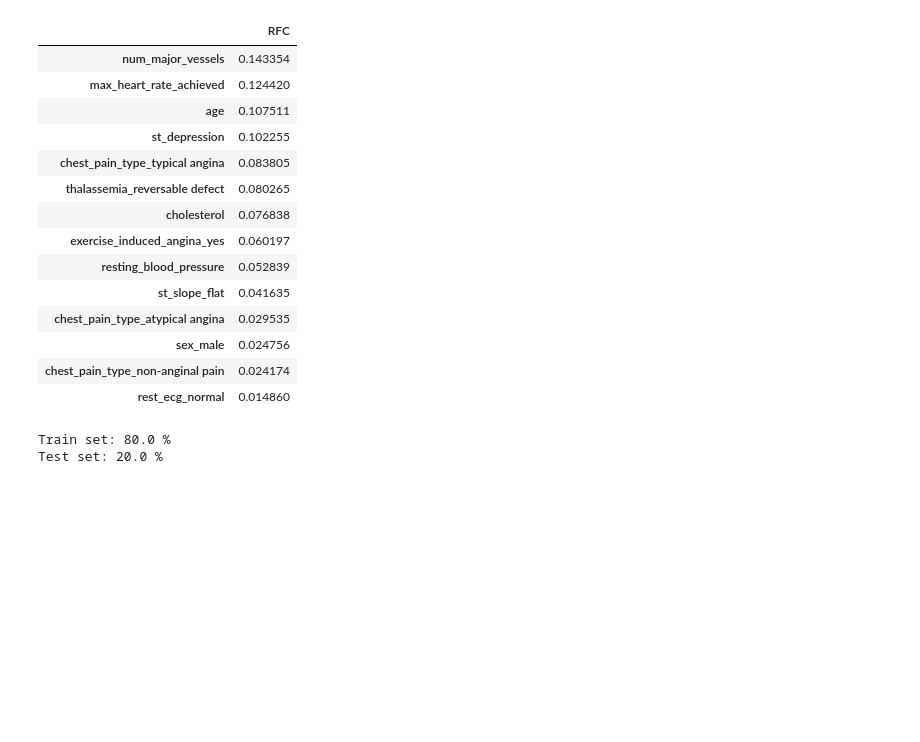
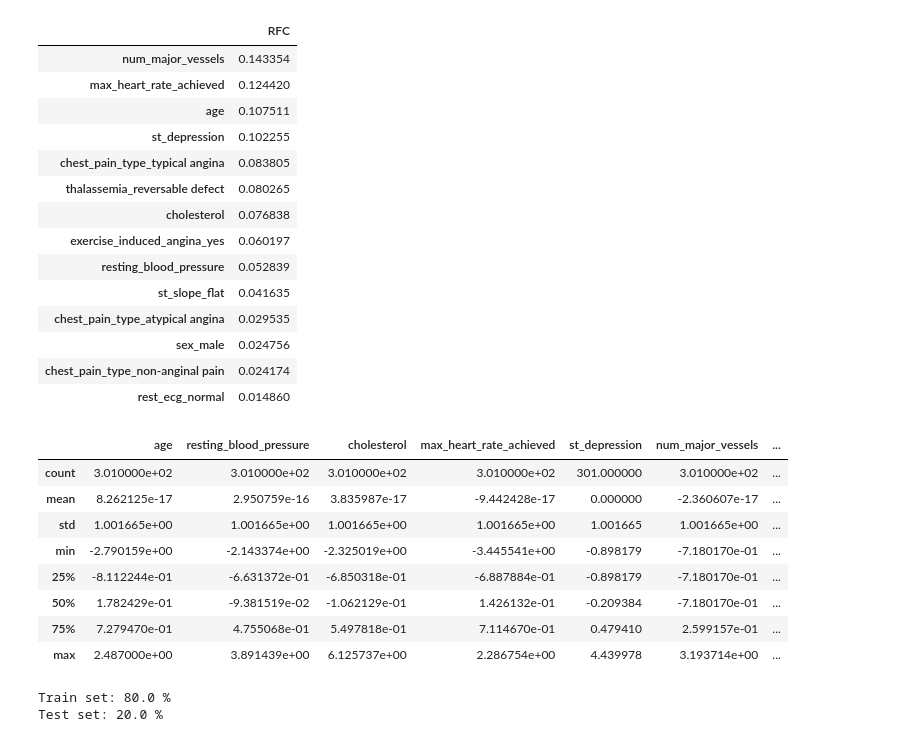
Before and after one commit to alessiogilardi/heart-disease-data-analysis-project, a Jupyter notebook: random_forest.ipynb, the cells around one changed output. Cells and saved outputs as stored; diff of their text form; code cells hidden in the pictures; blank space fills up the shorter version.

```diff
--- a/random_forest.ipynb
+++ b/random_forest.ipynb
@@ -182,13 +182,24 @@ feature_importance.head(14)
 # %%
 # Normalizzo i dati
 from sklearn import preprocessing
 
 scaler = preprocessing.StandardScaler()
 columns_names = X.columns
 # Fit your data on the scaler object
 X_scaled = X
 X_scaled = scaler.fit_transform(X)
-#X = pd.DataFrame(X, columns=columns_names)
+X_scaled = pd.DataFrame(X_scaled, columns=columns_names)
+X_scaled.describe()
+# %% [output]
+|  | age | resting_blood_pressure | cholesterol | max_heart_rate_achieved | st_depression | num_major_vessels | ... |
+| count | 3.010000e+02 | 3.010000e+02 | 3.010000e+02 | 3.010000e+02 | 301.000000 | 3.010000e+02 | ... |
+| mean | 8.262125e-17 | 2.950759e-16 | 3.835987e-17 | -9.442428e-17 | 0.000000 | -2.360607e-17 | ... |
+| std | 1.001665e+00 | 1.001665e+00 | 1.001665e+00 | 1.001665e+00 | 1.001665 | 1.001665e+00 | ... |
+| min | -2.790159e+00 | -2.143374e+00 | -2.325019e+00 | -3.445541e+00 | -0.898179 | -7.180170e-01 | ... |
+| 25% | -8.112244e-01 | -6.631372e-01 | -6.850318e-01 | -6.887884e-01 | -0.898179 | -7.180170e-01 | ... |
+| 50% | 1.782429e-01 | -9.381519e-02 | -1.062129e-01 | 1.426132e-01 | -0.209384 | -7.180170e-01 | ... |
+| 75% | 7.279470e-01 | 4.755068e-01 | 5.497818e-01 | 7.114670e-01 | 0.479410 | 2.599157e-01 | ... |
+| max | 2.487000e+00 | 3.891439e+00 | 6.125737e+00 | 2.286754e+00 | 4.439978 | 3.193714e+00 | ... |
 # %%
 # Split train set and test set (train: 80% test: 20%)
 from sklearn.model_selection import train_test_split
```
Also changed, not shown: parts of 10 cells of this notebook.
